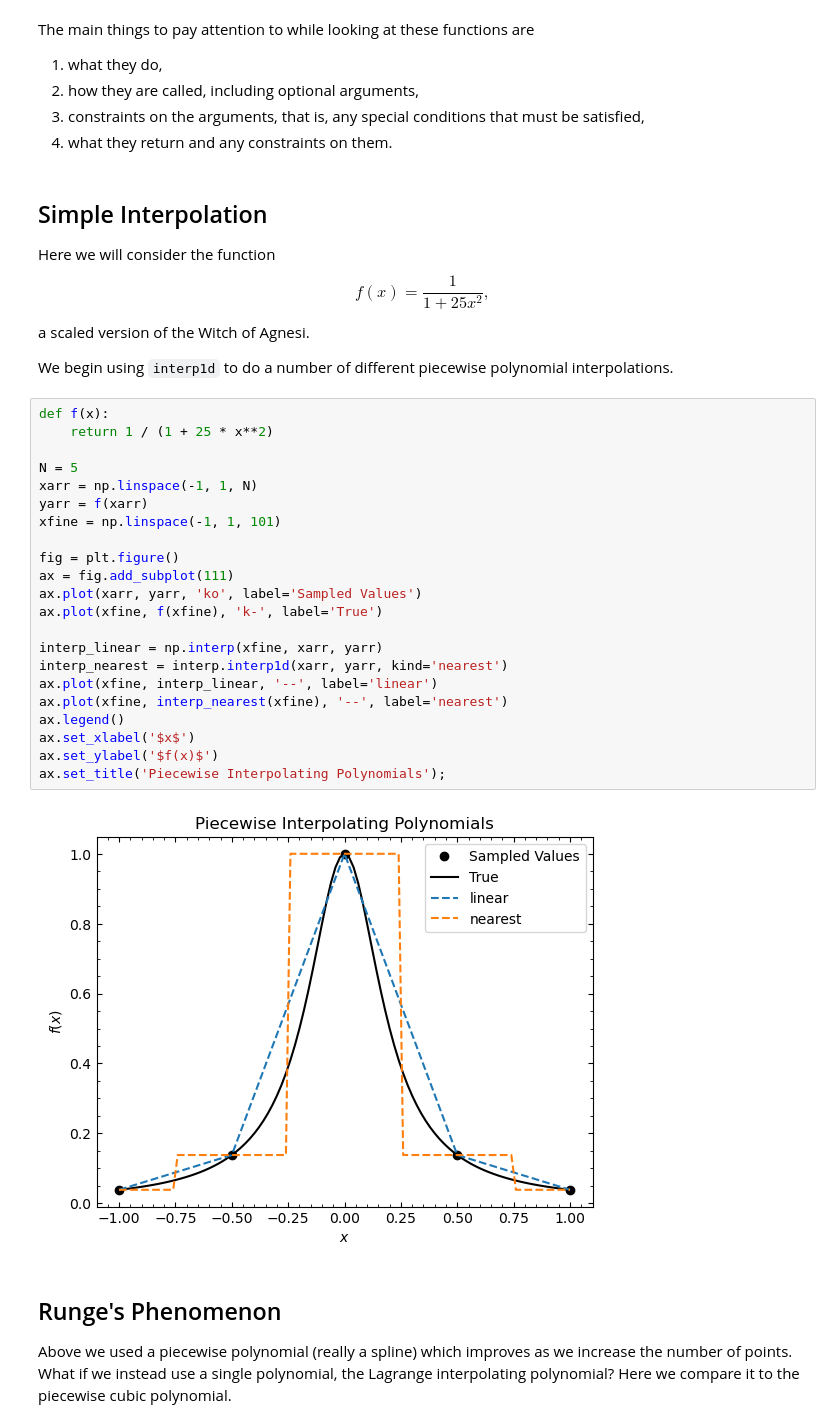
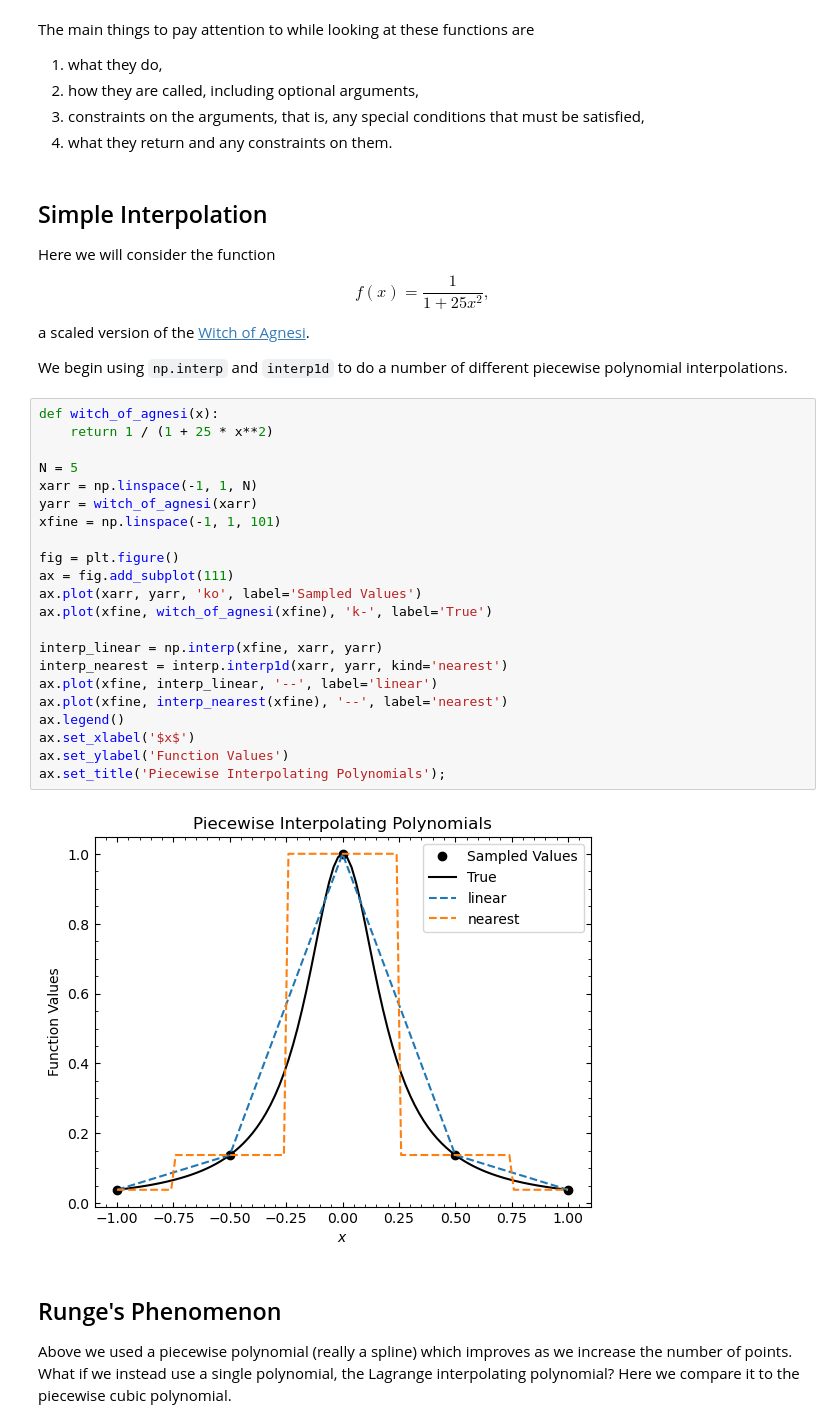
Before and after one commit to cwru-phys-250/p250-spring-2025, a Jupyter notebook: examples/Interpolation.ipynb, the cells around one changed output. Drawn from its saved outputs; the diff is of its cells as text.

Commit message:
More edits to Interpolation example.

```diff
--- a/examples/Interpolation.ipynb
+++ b/examples/Interpolation.ipynb
@@ -85,33 +85,33 @@ The main things to pay attention to while looking at these functions are
 
 Here we will consider the function
 $$ f(x) = \frac{1}{1 + 25 x^2}, $$
-a scaled version of the Witch of Agnesi.
+a scaled version of the [Witch of Agnesi](https://en.wikipedia.org/wiki/Witch_of_Agnesi).
 
-We begin using `interp1d` to do a number of different piecewise polynomial interpolations.
+We begin using `np.interp` and `interp1d` to do a number of different piecewise polynomial interpolations.
 # %%
-def f(x):
+def witch_of_agnesi(x):
     return 1 / (1 + 25 * x**2)
 
 N = 5
 xarr = np.linspace(-1, 1, N)
-yarr = f(xarr)
+yarr = witch_of_agnesi(xarr)
 xfine = np.linspace(-1, 1, 101)
 
 fig = plt.figure()
 ax = fig.add_subplot(111)
 ax.plot(xarr, yarr, 'ko', label='Sampled Values')
-ax.plot(xfine, f(xfine), 'k-', label='True')
+ax.plot(xfine, witch_of_agnesi(xfine), 'k-', label='True')
 
 interp_linear = np.interp(xfine, xarr, yarr)
 interp_nearest = interp.interp1d(xarr, yarr, kind='nearest')
 ax.plot(xfine, interp_linear, '--', label='linear')
 ax.plot(xfine, interp_nearest(xfine), '--', label='nearest')
 ax.legend()
 ax.set_xlabel('$x$')
-ax.set_ylabel('$f(x)$')
+ax.set_ylabel('Function Values')
 ax.set_title('Piecewise Interpolating Polynomials');
 # %% [output]
-[figure, old version]
+[figure, new version]
 # %% [markdown]
 ## Runge's Phenomenon
 
```
Also changed, not shown: parts of 10 cells of this notebook.
